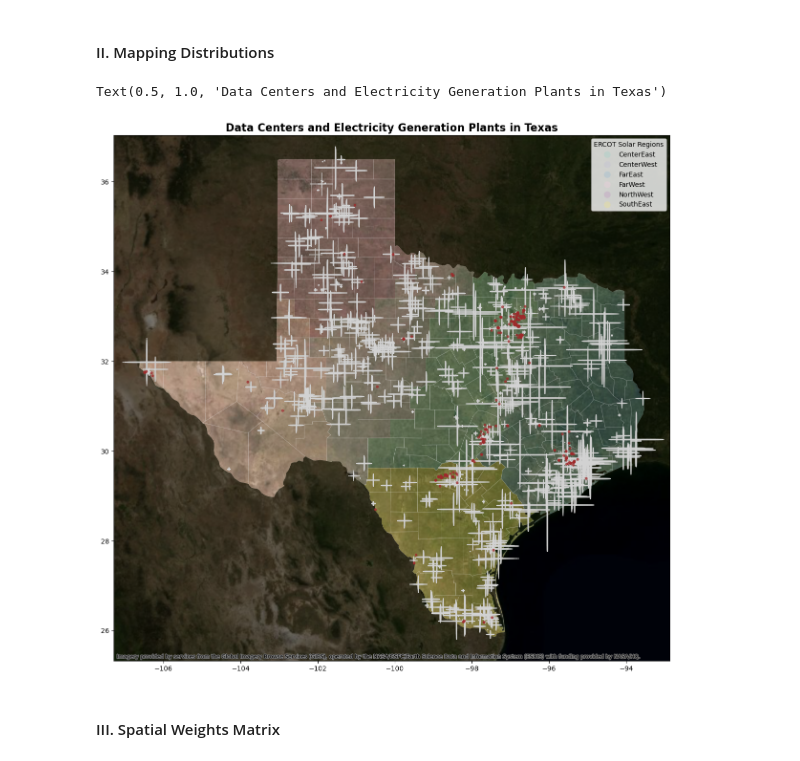
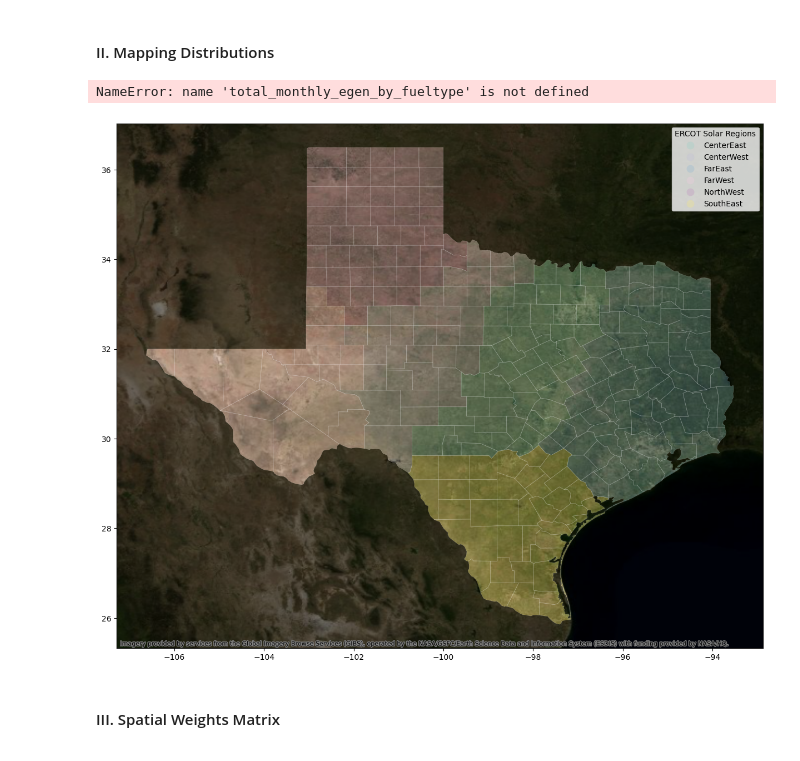
Before and after one commit to shalini-k-das/tx-datacenters-geospatial-analysis, a Jupyter notebook: notebooks/03_spatial_eda.ipynb, the cells around one changed output. Saved outputs shown, nothing was run; the diff lists cells and outputs as text; code cells hidden in the pictures.

```diff
--- a/notebooks/03_spatial_eda.ipynb
+++ b/notebooks/03_spatial_eda.ipynb
@@ -33,28 +33,31 @@ from mgwr.sel_bw import Sel_BW
 # %%
 # Visualize Ercot Regions with Power Plants and Datacenters
 fig, ax = plt.subplots(1, 1, figsize=(15, 15))
 #tx_counties.boundary.plot(ax=ax, color='lightgrey', linewidth=0.5)
+counties_gdf = gpd.read_file("/home/shalini/projects/academic-research/uiuc/tx-datacenters-geospatial-analysis/data/processed/counties_gdf.geojson")
+tx_counties = gpd.read_file("/home/shalini/projects/academic-research/uiuc/tx-datacenters-geospatial-analysis/data/raw/tx_counties.geojson")
+tx_datacenters_gdf = gpd.read_file("/home/shalini/projects/academic-research/uiuc/tx-datacenters-geospatial-analysis/data/raw/tx_datacenters_gdf.geojson")
 counties_gdf.plot(column='Solar Region', ax=ax, alpha=0.25, legend=True, cmap='Set3', edgecolor= 'white', linewidth=0.5, legend_kwds={'title': 'ERCOT Solar Regions'})
 
 ctx.add_basemap(ax = ax, crs = tx_counties.crs, source = ctx.providers.NASAGIBS.BlueMarble)
 
 #Add mask
 tx_boundary = tx_counties.dissolve()
 big_box = box(tx_counties.total_bounds[0]-100000, tx_counties.total_bounds[1]-100000, tx_counties.total_bounds[2]+100000, tx_counties.total_bounds[3]+100000)
 outside_tx = big_box.difference(tx_boundary.unary_union)
 gpd.GeoSeries([outside_tx], crs='EPSG:3857').plot(ax=ax, color='black', alpha=0.5, zorder=5)
 
 # Plot power plants by total generation
 power_plants_gdf = gpd.GeoDataFrame(total_monthly_egen_by_fueltype, geometry=total_monthly_egen_by_fueltype['geometry'], crs='EPSG:4326')
 # power_plants_gdf = power_plants_gdf.to_crs(tx_counties.crs)
 power_plants_gdf.plot(ax=ax, color = 'lightgrey', markersize = power_plants_gdf['total_generation'] * 0.005, legend=True, marker = '+', alpha=0.7,
                       legend_kwds={'label': 'Total Electricity Generation (MWh)', 'orientation': 'vertical', 'shrink': 0.7}, zorder=8)
 
 tx_datacenters_gdf.plot(ax=ax, color='#9e2a2b', markersize= 10, alpha=0.7, edgecolor='#9e2a2b', label='Datacenters', zorder=10)
 ax.set_title('Data Centers and Electricity Generation Plants in Texas', fontsize=16, fontweight='bold')
 # %% [output]
-Text(0.5, 1.0, 'Data Centers and Electricity Generation Plants in Texas')
+NameError: name 'total_monthly_egen_by_fueltype' is not defined
-[figure, old version]
+[figure, new version]
 # %% [markdown]
 #### III. Spatial Weights Matrix
 # %% [markdown]
```
Also changed, not shown: 2 other files.
